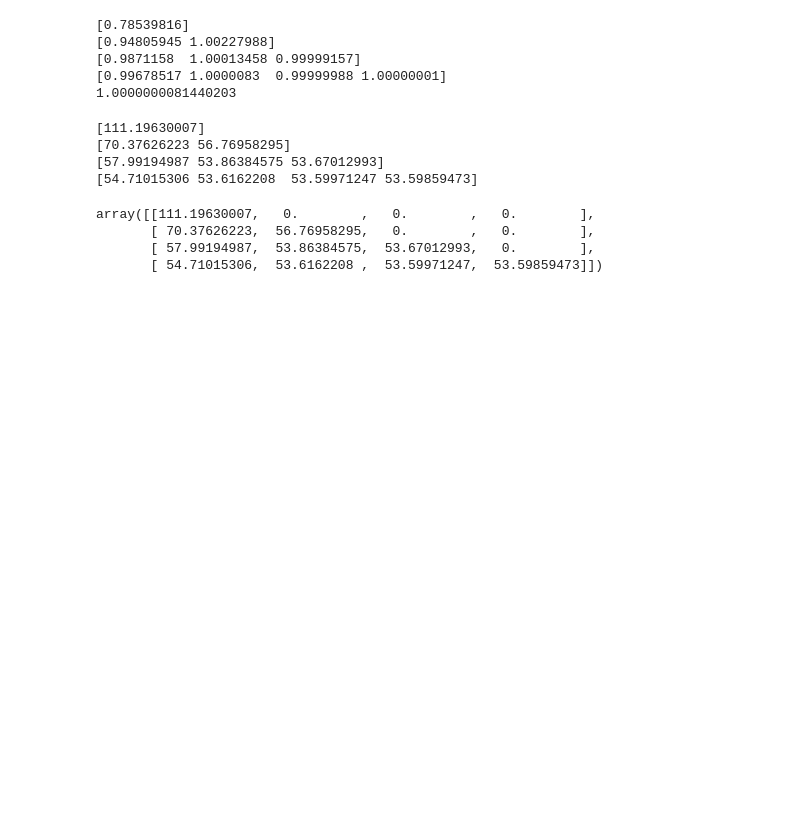
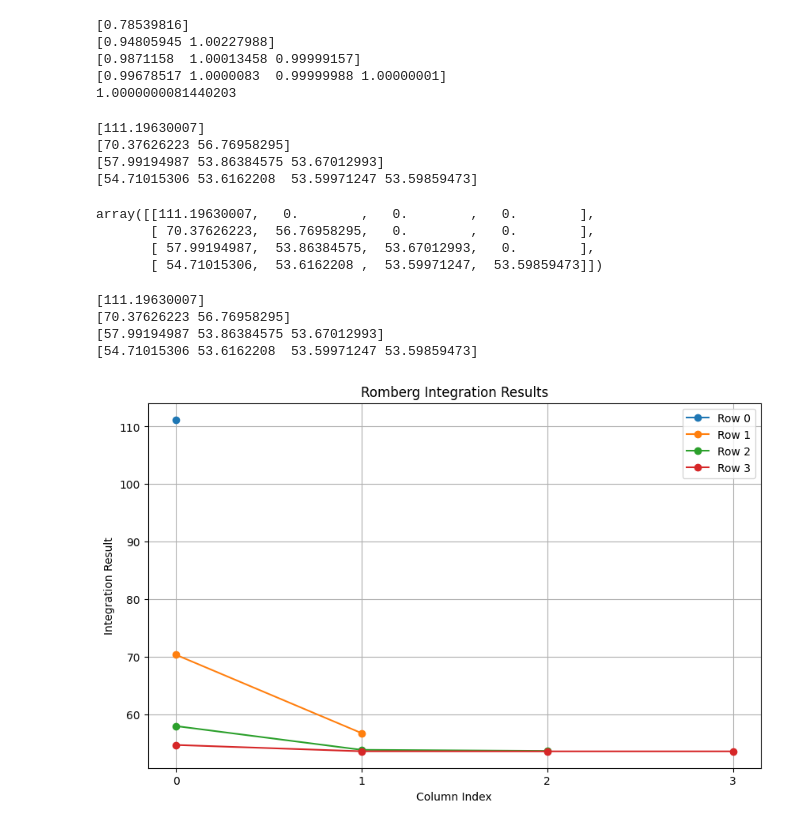
Before and after one commit to AshifulBhuiyan/NumericalAnalysis, a Jupyter notebook: NumericalMethods_Burden/Numerical_Analysis Ch4.ipynb, the cells around one changed output. Cells and saved outputs as stored; diff of their text form; code cells hidden in the pictures; blank space fills up the shorter version.

```diff
--- a/NumericalMethods_Burden/Numerical_Analysis Ch4.ipynb
+++ b/NumericalMethods_Burden/Numerical_Analysis Ch4.ipynb
@@ -447,3 +517,69 @@ array([[111.19630007,   0.        ,   0.        ,   0.        ],
        [ 70.37626223,  56.76958295,   0.        ,   0.        ],
        [ 57.99194987,  53.86384575,  53.67012993,   0.        ],
        [ 54.71015306,  53.6162208 ,  53.59971247,  53.59859473]])
+# %%
+import numpy as np
+import matplotlib.pyplot as plt
+
+def f(x):
+    return np.e**x
+
+# Composite Trapezoidal Rule
+def CompTrapRule(f, a, b, n):
+    h = (b-a)/n
+    x = np.zeros(n)
+    sum = 0
+    for j in range(0, n):
+        x[j] = a + j*h
+    for k in range(1, n):
+        sum += f(x[k])
+    return (h/2) * (f(a) + 2*sum + f(b))
+
+# Romberg Integration
+def RombergInt(f, a, b, r):
+    """
+    Romberg integration
+
+    INPUTS:
+    f:  the function to integrate
+    a:  lower bound of integration
+    b:  upper bound
+    r:  number of rows in the Romberg table
+    """
+    I = np.zeros((r, r))
+    for i in range(0, r):
+        # Composite trapezoidal rule for 2^k panels
+        I[i, 0] = CompTrapRule(f, a, b, 2**i)
+
+        # Romberg recursive formula
+        for j in range(0, i):
+            I[i, j + 1] = (4**(j + 1) * I[i, j] - I[i - 1, j]) / (4**(j + 1) - 1)
+
+        print(I[i, 0:i + 1])  # display intermediate results
+
+    return I
+
+# Number of rows in Romberg table
+rows = 4
+romberg_table = RombergInt(f, 0, 4, rows)
+
+# Visualization
+plt.figure(figsize=(10, 6))
+
+# Plotting the Romberg integration results
+for i in range(rows):
+    plt.plot(range(i + 1), romberg_table[i, 0:i + 1], marker='o', label=f'Row {i}')
+
+plt.title('Romberg Integration Results')
+plt.xlabel('Column Index')
+plt.ylabel('Integration Result')
+plt.xticks(range(rows))
+plt.legend()
+plt.grid()
+plt.show()
+# %% [output]
+[111.19630007]
+[70.37626223 56.76958295]
+[57.99194987 53.86384575 53.67012993]
+[54.71015306 53.6162208  53.59971247 53.59859473]
+[figure, added]
```
Also changed, not shown: parts of 8 cells of this notebook, 27 other files.
